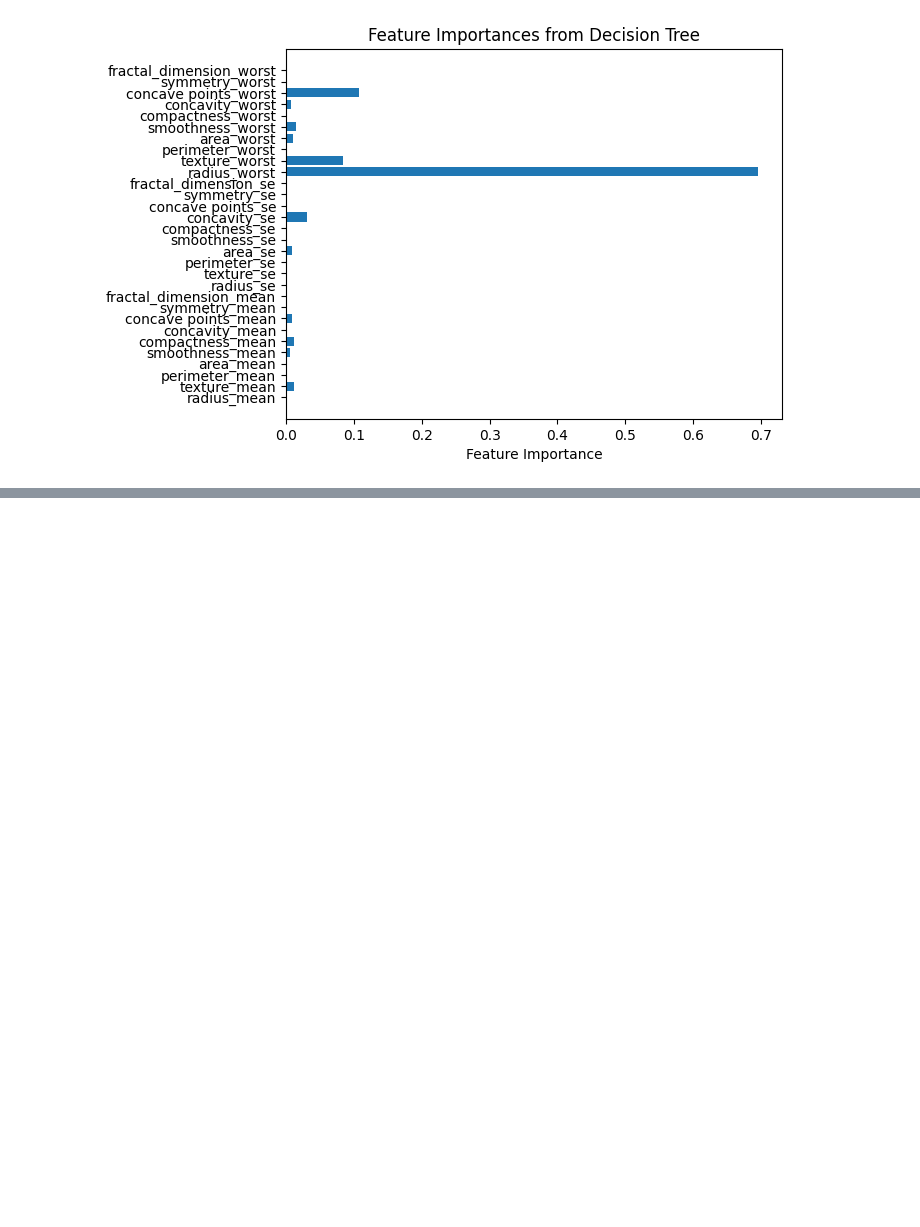
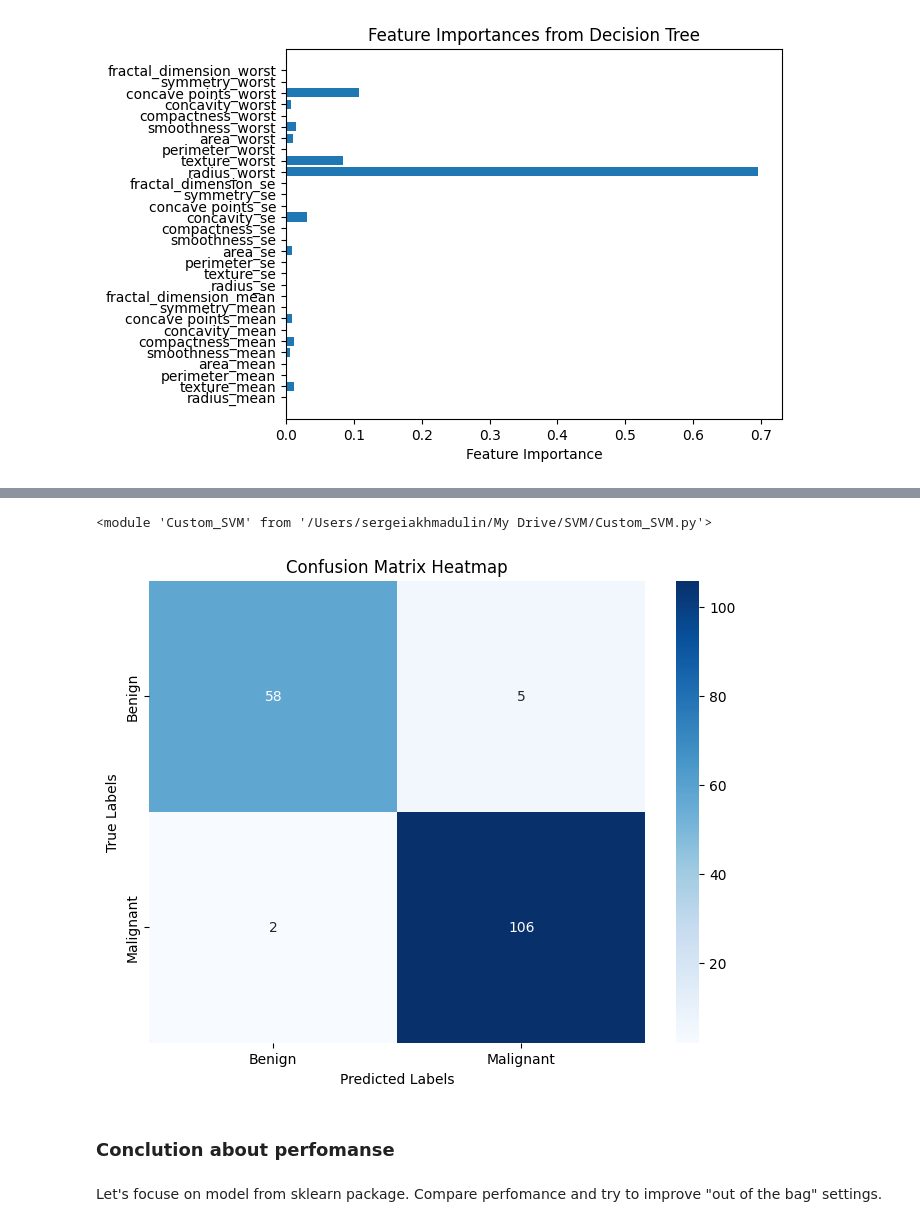
Before and after one commit to SergeyAkh/SVM, a Jupyter notebook: SVM.ipynb, the cells around one changed output, grey strips where cells are left out. Drawn from its saved outputs; the diff is of its cells as text; code cells hidden in the pictures; blank space fills up the shorter version.

```diff
--- a/SVM.ipynb
+++ b/SVM.ipynb
@@ -317,0 +327,21 @@ plt.show()
+# %%
+X_train, X_test, y_train, y_test = train_test_split(X_scaled,y, test_size=0.3, random_state=42)
+# %%
+import importlib
+importlib.reload(Custom_SVM)
+# %% [output]
+<module 'Custom_SVM' from '/Users/sergeiakhmadulin/My Drive/SVM/Custom_SVM.py'>
+# %%
+svm = Custom_SVM.CustomSVM()
+# %%
+svm.fit(X_train, np.squeeze(y_train.reset_index(drop=True)))
+# %%
+y_pr_test_custm = svm.predict(X_test)
+# %%
+plot_confusion_matrix(y_test, y_pr_test_custm)
+# %% [output]
+[figure, added]
+# %% [markdown]
+### Conclution about perfomanse
+# %% [markdown]
+Let's focuse on model from sklearn package. Compare perfomance and try to improve "out of the bag" settings.
```
Also changed, not shown: parts of 48 cells of this notebook, 1 other file.
